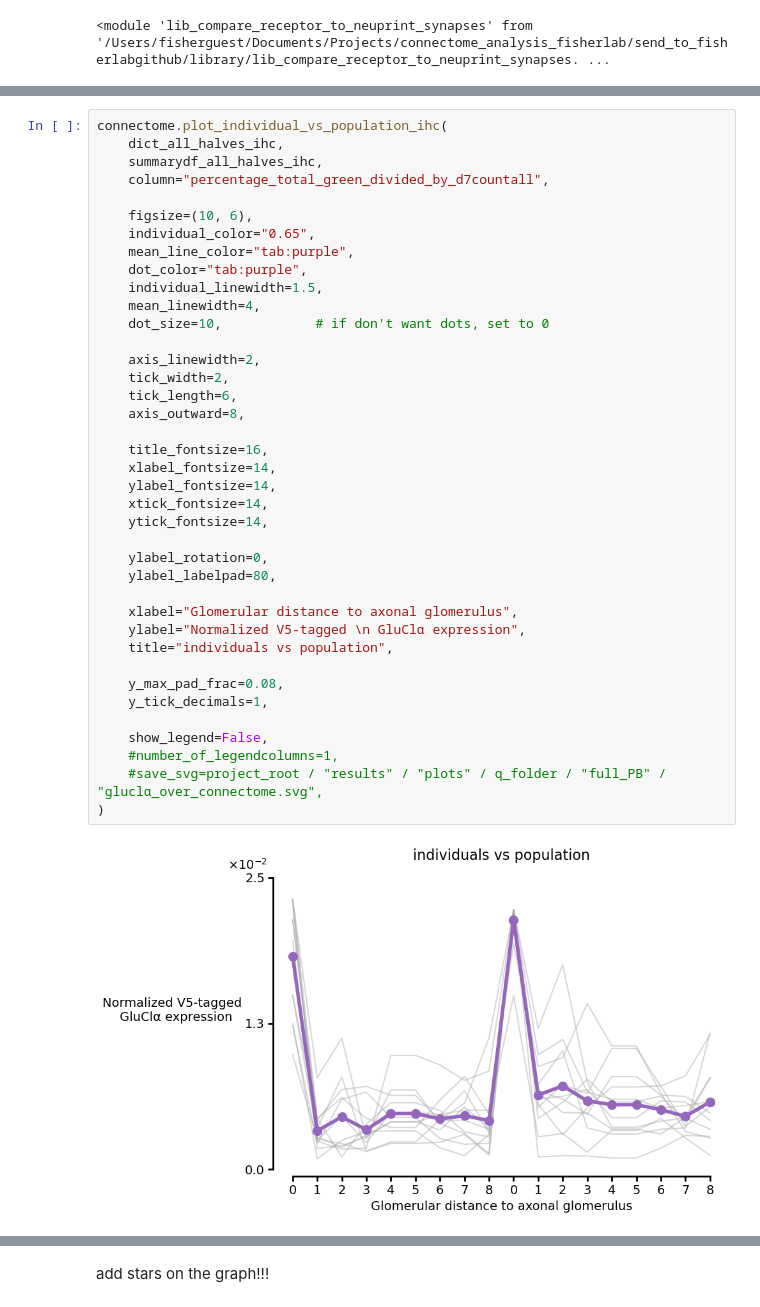
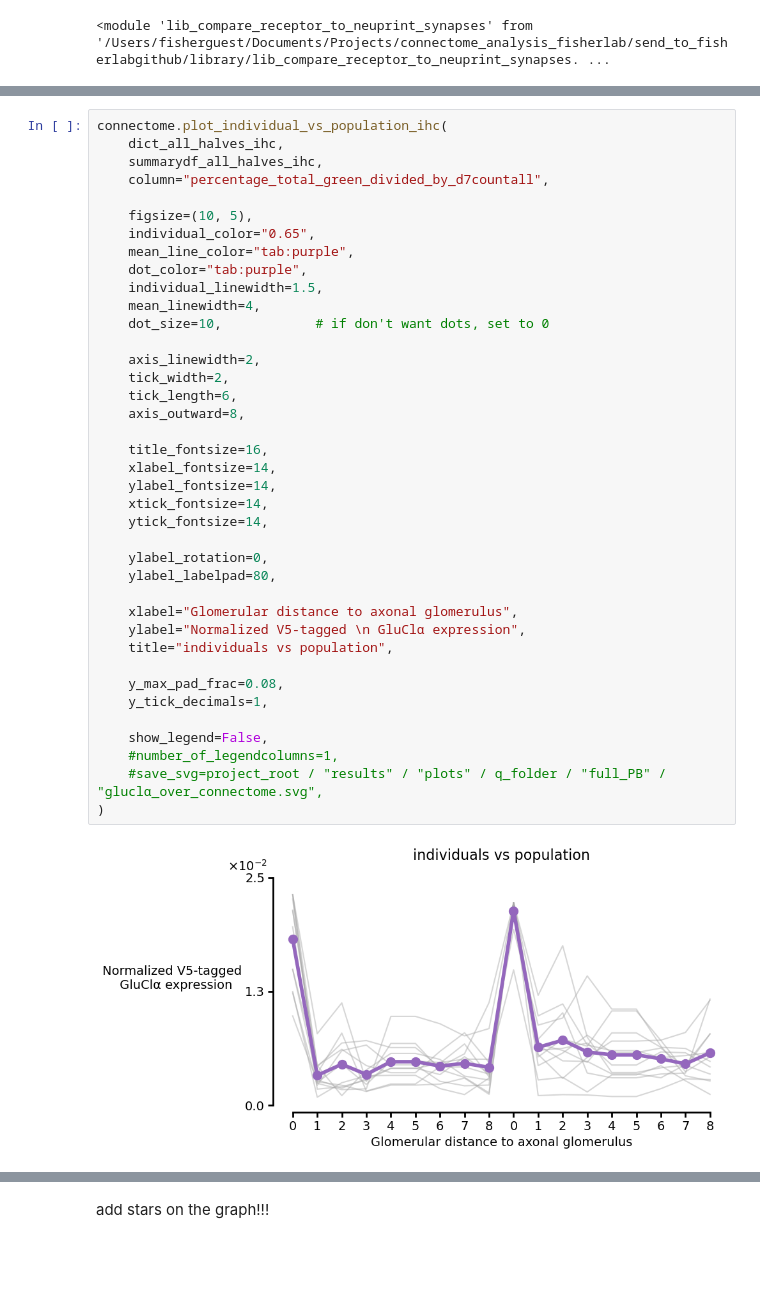
Before and after one commit to sansachenlelele/connectome_analysis_fisherlab, a Jupyter notebook: send_to_fisherlabgithub/notebooks/compare_receptor_to_neuprint_synapses_modified.ipynb, the cells around one changed output, grey strips where cells are left out. Drawn from its saved outputs; the diff is of its cells as text; blank space fills up the shorter version.

```diff
--- a/send_to_fisherlabgithub/notebooks/compare_receptor_to_neuprint_synapses_modified.ipynb
+++ b/send_to_fisherlabgithub/notebooks/compare_receptor_to_neuprint_synapses_modified.ipynb
@@ -354,41 +381,41 @@ connectome.plot_individual_vs_population_ihc(
     summarydf_all_halves_ihc,
     column="percentage_total_green_divided_by_d7countall",
 
-    figsize=(10, 6),
+    figsize=(10, 5),
     individual_color="0.65",
     mean_line_color="tab:purple",
     dot_color="tab:purple",
     individual_linewidth=1.5,
     mean_linewidth=4,
     dot_size=10,            # if don't want dots, set to 0
 
     axis_linewidth=2,
     tick_width=2,
     tick_length=6,
     axis_outward=8,
 
     title_fontsize=16,
     xlabel_fontsize=14,
     ylabel_fontsize=14,
     xtick_fontsize=14,
     ytick_fontsize=14,
 
     ylabel_rotation=0,
     ylabel_labelpad=80,
 
     xlabel="Glomerular distance to axonal glomerulus",
     ylabel="Normalized V5-tagged \n GluClα expression",
     title="individuals vs population",
 
     y_max_pad_frac=0.08,
     y_tick_decimals=1,
 
     show_legend=False,
     #number_of_legendcolumns=1,
     #save_svg=project_root / "results" / "plots" / q_folder / "full_PB" / "gluclα_over_connectome.svg",
 )
 # %% [output]
-[figure, old version]
+[figure, new version]
 # %%
 connectome.plot_individual_vs_population_connectome(
     delta7_input_combined_by_cell_add1row,
```
Also changed, not shown: parts of 9 cells of this notebook, 1 other file.
